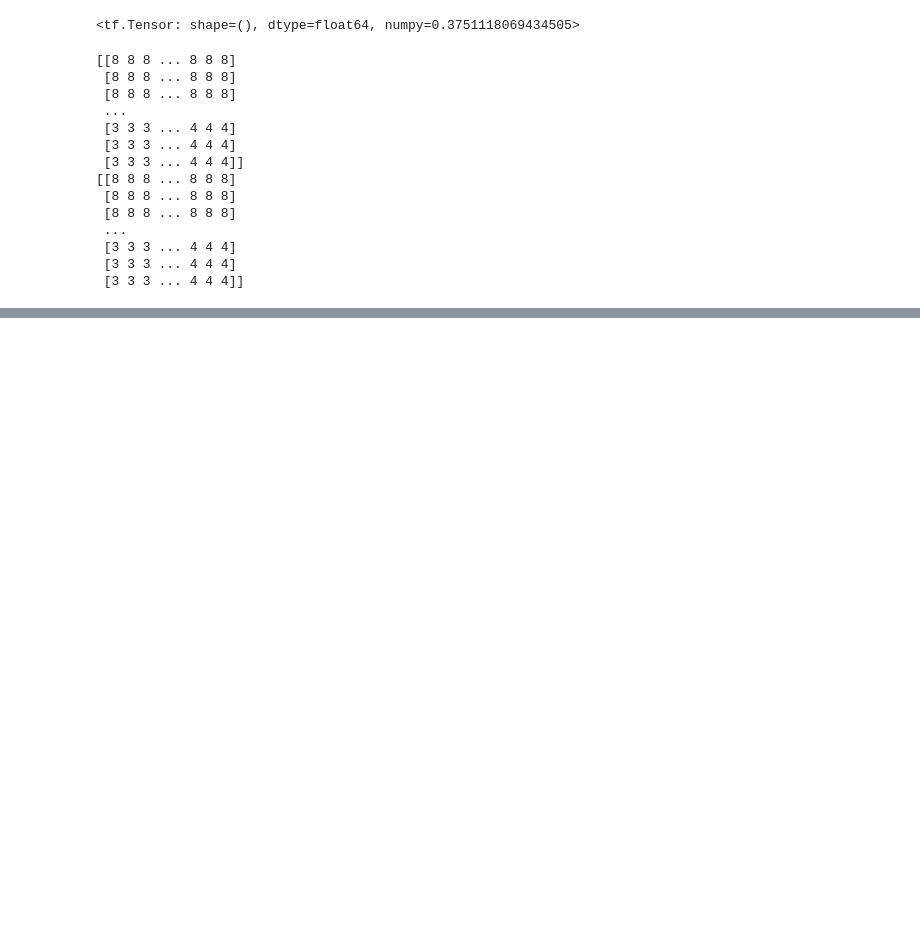
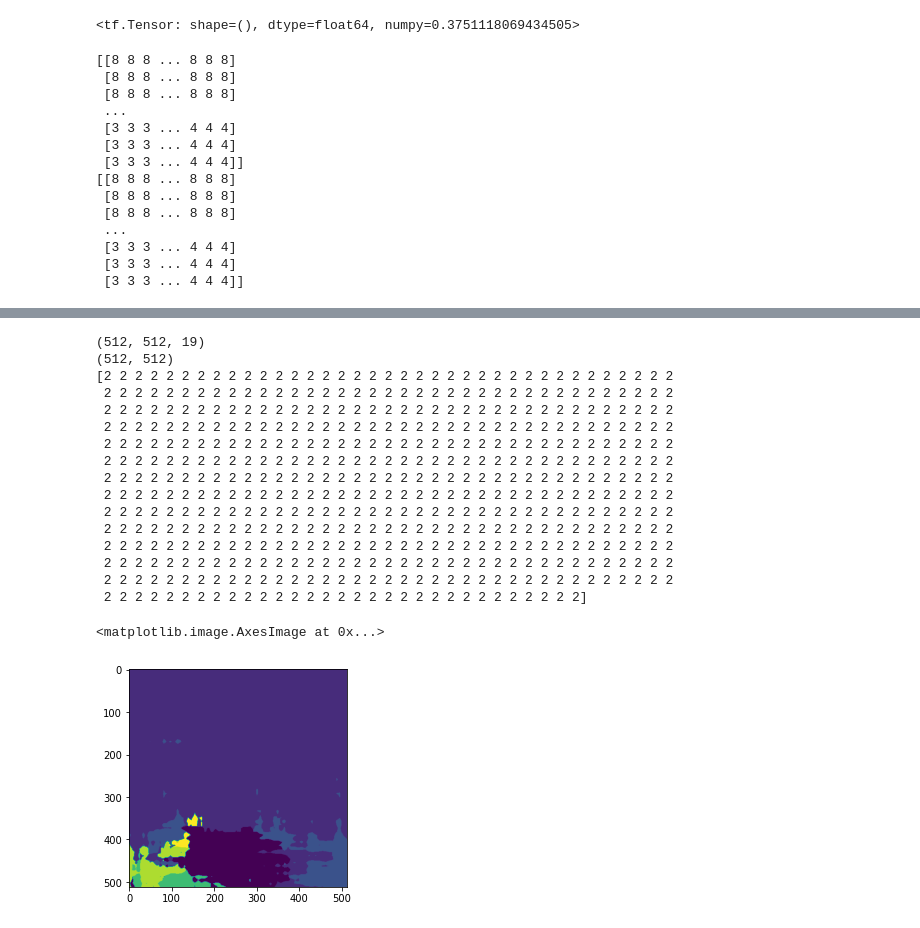
Before and after one commit to pimonteiro/Semantic-Segmentation-Thesis, a Jupyter notebook: src/Training Deeplab.ipynb, the cells around one changed output, grey strips where cells are left out. Cells and saved outputs as stored; diff of their text form; code cells hidden in the pictures; blank space fills up the shorter version.

```diff
--- a/src/Training Deeplab.ipynb
+++ b/src/Training Deeplab.ipynb
@@ -165,0 +224,30 @@ print(label)
+# %%
+pr = deeplab_model.predict(x)
+# %%
+import numpy as np
+
+res = pr[0]
+print(res.shape)
+res = np.argmax(res.squeeze(), -1)
+print(res.shape)
+print(res[0])
+plt.imshow(res.astype('uint8'))
+# %% [output]
+(512, 512, 19)
+(512, 512)
+[2 2 2 2 2 2 2 2 2 2 2 2 2 2 2 2 2 2 2 2 2 2 2 2 2 2 2 2 2 2 2 2 2 2 2 2 2
+ 2 2 2 2 2 2 2 2 2 2 2 2 2 2 2 2 2 2 2 2 2 2 2 2 2 2 2 2 2 2 2 2 2 2 2 2 2
+ 2 2 2 2 2 2 2 2 2 2 2 2 2 2 2 2 2 2 2 2 2 2 2 2 2 2 2 2 2 2 2 2 2 2 2 2 2
+ 2 2 2 2 2 2 2 2 2 2 2 2 2 2 2 2 2 2 2 2 2 2 2 2 2 2 2 2 2 2 2 2 2 2 2 2 2
+ 2 2 2 2 2 2 2 2 2 2 2 2 2 2 2 2 2 2 2 2 2 2 2 2 2 2 2 2 2 2 2 2 2 2 2 2 2
+ 2 2 2 2 2 2 2 2 2 2 2 2 2 2 2 2 2 2 2 2 2 2 2 2 2 2 2 2 2 2 2 2 2 2 2 2 2
+ 2 2 2 2 2 2 2 2 2 2 2 2 2 2 2 2 2 2 2 2 2 2 2 2 2 2 2 2 2 2 2 2 2 2 2 2 2
+ 2 2 2 2 2 2 2 2 2 2 2 2 2 2 2 2 2 2 2 2 2 2 2 2 2 2 2 2 2 2 2 2 2 2 2 2 2
+ 2 2 2 2 2 2 2 2 2 2 2 2 2 2 2 2 2 2 2 2 2 2 2 2 2 2 2 2 2 2 2 2 2 2 2 2 2
+ 2 2 2 2 2 2 2 2 2 2 2 2 2 2 2 2 2 2 2 2 2 2 2 2 2 2 2 2 2 2 2 2 2 2 2 2 2
+ 2 2 2 2 2 2 2 2 2 2 2 2 2 2 2 2 2 2 2 2 2 2 2 2 2 2 2 2 2 2 2 2 2 2 2 2 2
+ 2 2 2 2 2 2 2 2 2 2 2 2 2 2 2 2 2 2 2 2 2 2 2 2 2 2 2 2 2 2 2 2 2 2 2 2 2
+ 2 2 2 2 2 2 2 2 2 2 2 2 2 2 2 2 2 2 2 2 2 2 2 2 2 2 2 2 2 2 2 2 2 2 2 2 2
+ 2 2 2 2 2 2 2 2 2 2 2 2 2 2 2 2 2 2 2 2 2 2 2 2 2 2 2 2 2 2 2]
+<matplotlib.image.AxesImage at 0x...>
+[figure, added]
```
Also changed, not shown: parts of 5 cells of this notebook, 4 other files.
